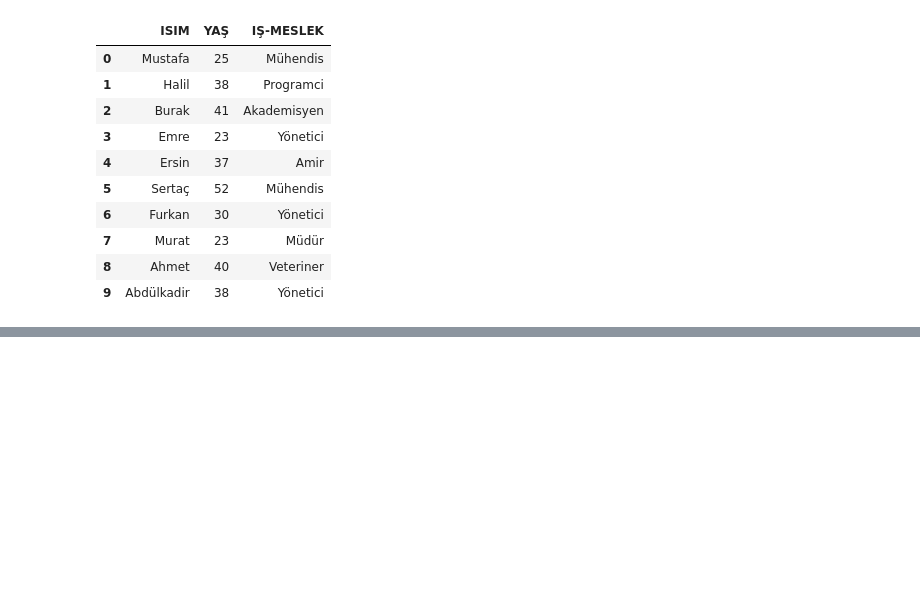
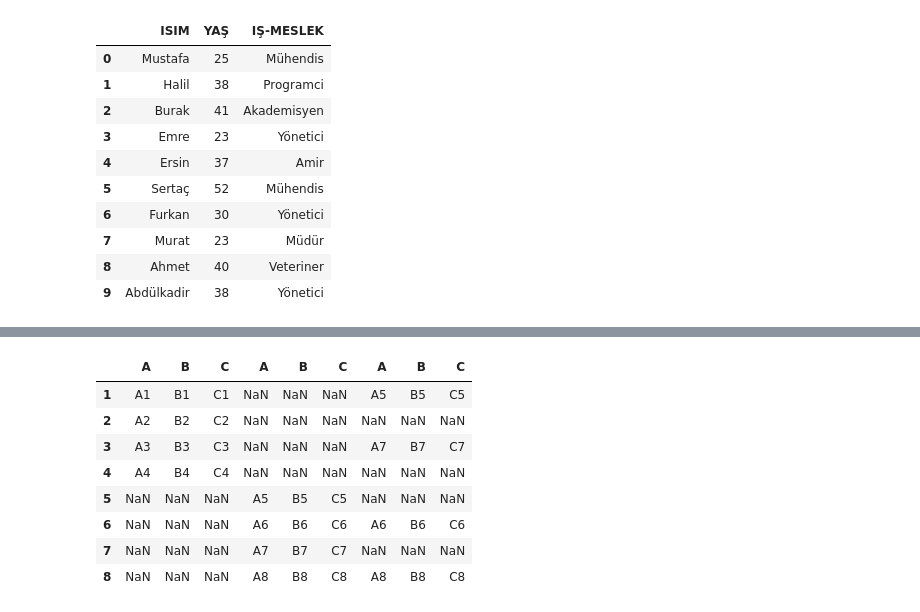
Before and after one commit to mhalil/Pandas_Notlari, a Jupyter notebook: Duzenleme_Yontemleri.ipynb, the cells around one changed output, grey strips where cells are left out. Cells and saved outputs as stored; diff of their text form; code cells hidden in the pictures; blank space fills up the shorter version.

Commit message:
Concat ve Join Fonksiyonları eklendi

```diff
--- a/Duzenleme_Yontemleri.ipynb
+++ b/Duzenleme_Yontemleri.ipynb
@@ -345,0 +349,6 @@ JOIN, CONCAT, MERGE, Pivot Table ...
+# %%
+veri1 = {'A': ['A1','A2','A3','A4'],'B': ['B1','B2','B3','B4'],'C': ['C1','C2','C3','C4']}
+veri2 = {'A': ['A5','A6','A7','A8'],'B': ['B5','B6','B7','B8'],'C': ['C5','C6','C7','C8']}
+df1 = pd.DataFrame(veri1, index = [1,2,3,4])
+df2 = pd.DataFrame(veri2, index = [5,6,7,8])
+df1
@@ -345,0 +403,4 @@ JOIN, CONCAT, MERGE, Pivot Table ...
+# %%
+veri3 = {'A': ['A5','A6','A7','A8'],'B': ['B5','B6','B7','B8'],'C': ['C5','C6','C7','C8']}
+df3 = pd.DataFrame(veri3, index = [1,6,3,8])
+df3
@@ -345,0 +443,12 @@ JOIN, CONCAT, MERGE, Pivot Table ...
+# %%
+pd.concat([df1, df2, df3], axis = 1)
+# %% [output]
+|  | A | B | C | A | B | C | A | B | C |
+| 1 | A1 | B1 | C1 | NaN | NaN | NaN | A5 | B5 | C5 |
+| 2 | A2 | B2 | C2 | NaN | NaN | NaN | NaN | NaN | NaN |
+| 3 | A3 | B3 | C3 | NaN | NaN | NaN | A7 | B7 | C7 |
+| 4 | A4 | B4 | C4 | NaN | NaN | NaN | NaN | NaN | NaN |
+| 5 | NaN | NaN | NaN | A5 | B5 | C5 | NaN | NaN | NaN |
+| 6 | NaN | NaN | NaN | A6 | B6 | C6 | A6 | B6 | C6 |
+| 7 | NaN | NaN | NaN | A7 | B7 | C7 | NaN | NaN | NaN |
+| 8 | NaN | NaN | NaN | A8 | B8 | C8 | A8 | B8 | C8 |
```
Also changed, not shown: parts of 31 cells of this notebook.
